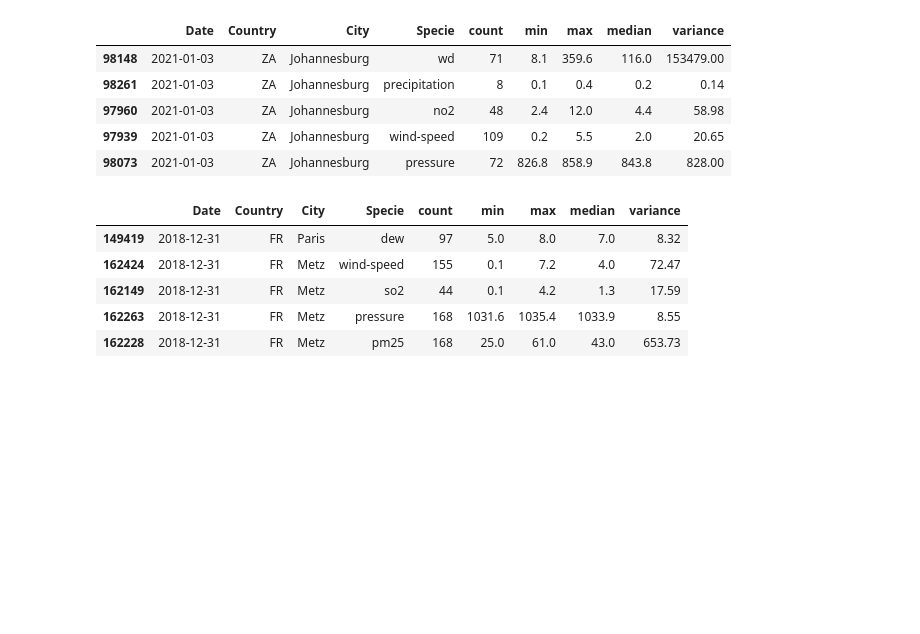
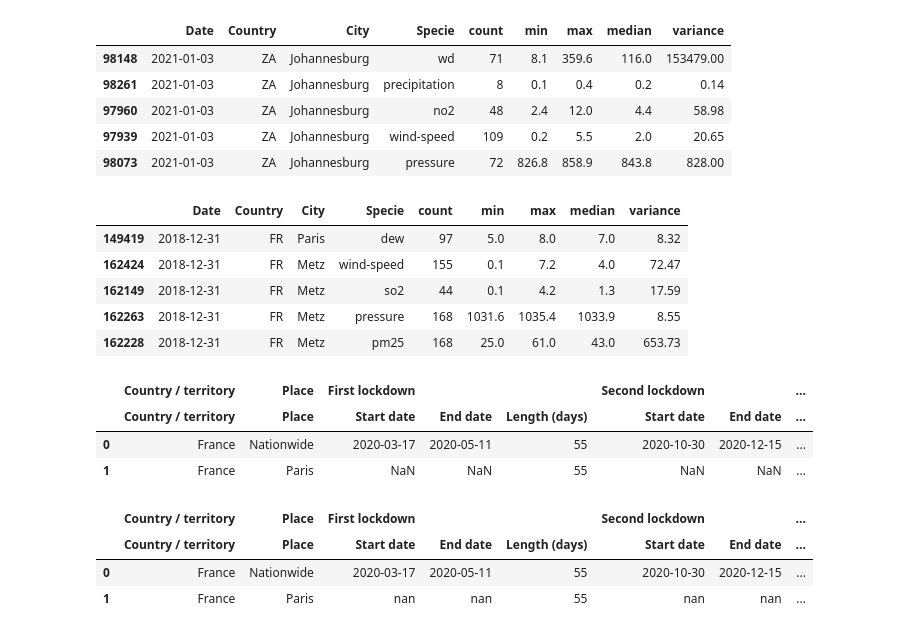
Before and after one commit to stoufa/Lockdowns-Impact-on-Air-Quality, a Jupyter notebook: air_lockdown_filtering.ipynb, the cells around one changed output. Drawn from its saved outputs; the diff is of its cells as text; code cells hidden in the pictures; blank space fills up the shorter version.

```diff
--- a/air_lockdown_filtering.ipynb
+++ b/air_lockdown_filtering.ipynb
@@ -100,3 +100,24 @@ res[res['Country']=='FR'].head()
 | 162149 | 2018-12-31 | FR | Metz | so2 | 44 | 0.1 | 4.2 | 1.3 | 17.59 |
 | 162263 | 2018-12-31 | FR | Metz | pressure | 168 | 1031.6 | 1035.4 | 1033.9 | 8.55 |
 | 162228 | 2018-12-31 | FR | Metz | pm25 | 168 | 25.0 | 61.0 | 43.0 | 653.73 |
+# %%
+france_lockdown = pd.read_csv("france_lockdown.csv",header=[0,1],parse_dates=True)
+france_lockdown
+# %% [output]
+|  | Country / territory | Place | First lockdown |  |  | Second lockdown |  | ... |
+|  | Country / territory | Place | Start date | End date | Length (days) | Start date | End date | ... |
+| 0 | France | Nationwide | 2020-03-17 | 2020-05-11 | 55 | 2020-10-30 | 2020-12-15 | ... |
+| 1 | France | Paris | NaN | NaN | 55 | NaN | NaN | ... |
+# %%
+france_lockdown.style.set_properties(
+    **{'color': 'black !important',
+       'border': '1px black solid !important'}
+).set_table_styles([{
+    'selector': 'th',
+    'props': [('border', '1px black solid !important')]
+}])
+# %% [output]
+|  | Country / territory | Place | First lockdown |  |  | Second lockdown |  | ... |
+|  | Country / territory | Place | Start date | End date | Length (days) | Start date | End date | ... |
+| 0 | France | Nationwide | 2020-03-17 | 2020-05-11 | 55 | 2020-10-30 | 2020-12-15 | ... |
+| 1 | France | Paris | nan | nan | 55 | nan | nan | ... |
```
